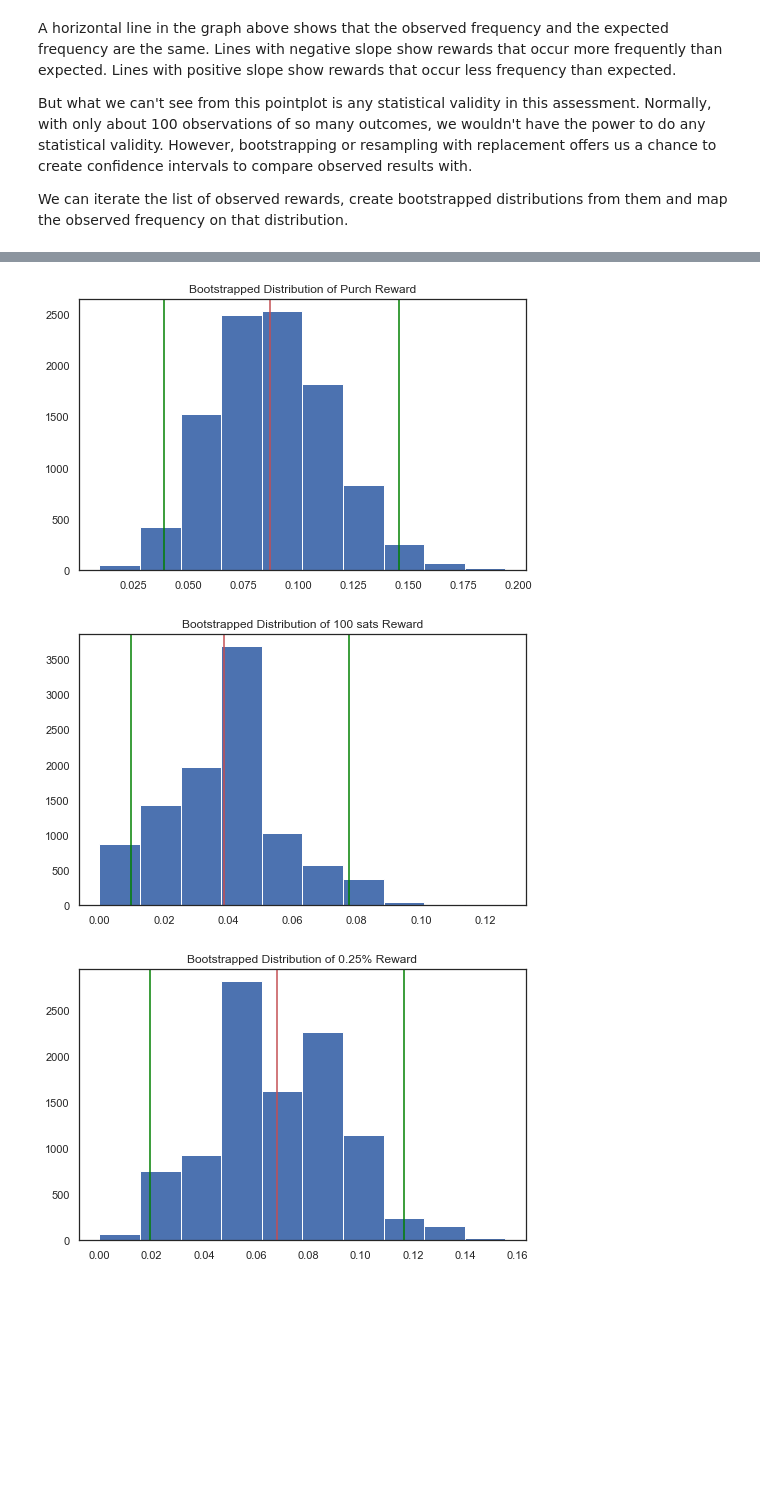
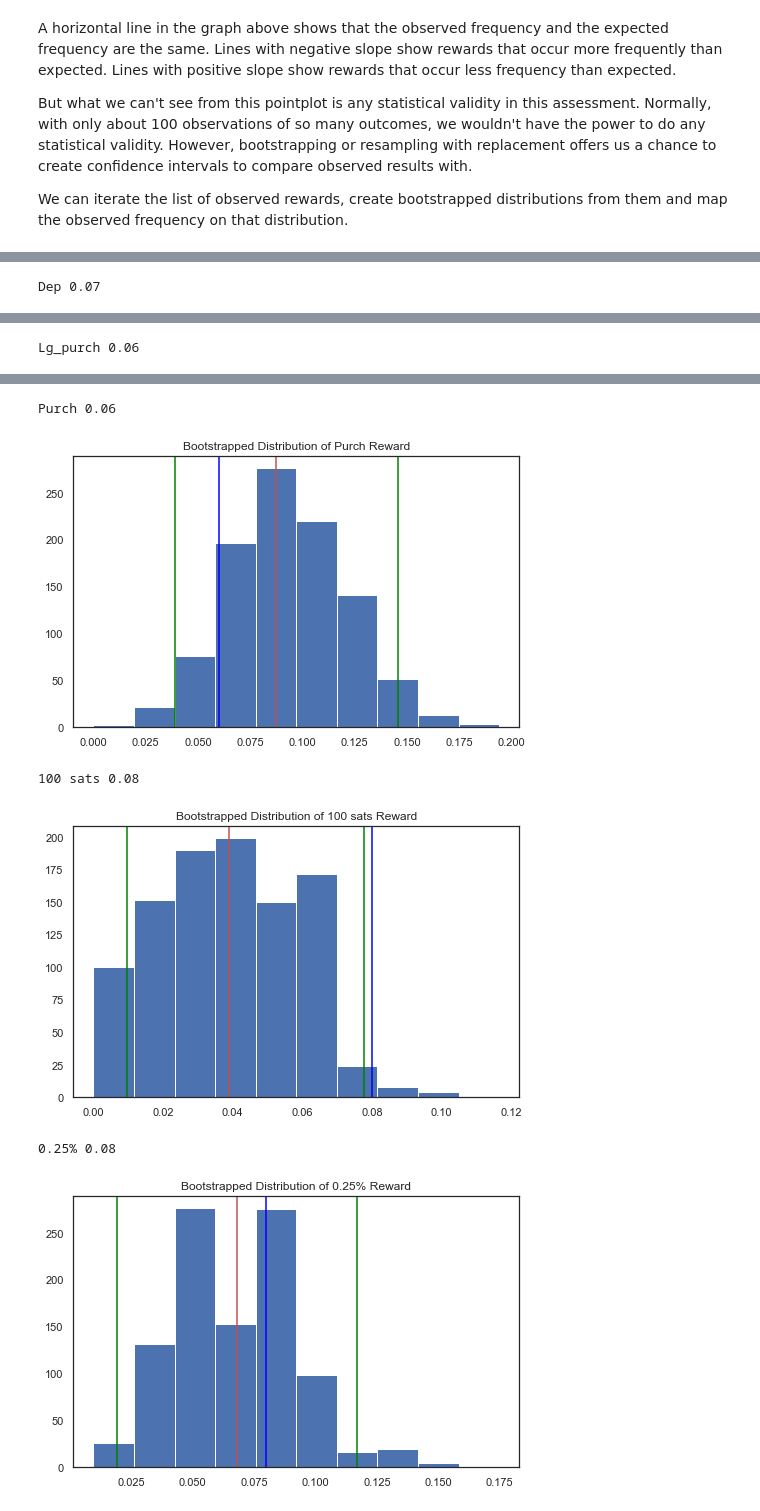
Before and after one commit to hwetsman/Fold_Wheel_Metrics, a Jupyter notebook: Generic_Fold_Wheel.ipynb, the cells around one changed output, grey strips where cells are left out. Saved outputs shown, nothing was run; the diff lists cells and outputs as text; code cells hidden in the pictures; blank space fills up the shorter version.

Commit message:
Refactor: add expected line to plot

```diff
--- a/Generic_Fold_Wheel.ipynb
+++ b/Generic_Fold_Wheel.ipynb
@@ -148,18 +148,18 @@ But what we can't see from this pointplot is any statistical validity in this as
 
 We can iterate the list of observed rewards, create bootstrapped distributions from them and map the observed frequency on that distribution.
 # %%
-print('Green lines are 95% confidence intervals of the distributions in blue')
-print('Red line is observed frequency')
+print('Green lines are 95% confidence intervals of the distributions of the distribution in blue')
+print('Red line is observed frequency. Blue line is expected frequency')
 exp_set_list = [x for x in exp_set_list if x in observed_df.Result.tolist()]
 print(exp_set_list)
 spins = np.array(obs_spins)
 for award in exp_set_list:
-    print(award)
-    temp = expected_df[expected_df.Result==award].reset_index()
-    temp1 = observed_df[observed_df.Result==award].reset_index()
-    obs_freq = temp1.Freq.tolist()[0]
+    expected = expected_df[expected_df.Result==award].reset_index()['Freq'][0]
+    print(award, expected)
+    temp = observed_df[observed_df.Result==award].reset_index()
+    obs_freq = temp.Freq.tolist()[0]
     award_freqs=[]
-    for i in range(10000):
+    for i in range(1000):
         #create bootstrap sample
         boot = np.random.choice(spins,spins.size,replace=True)
         # find resulting frequency for 30-day purchases
@@ -172,10 +172,12 @@ for award in exp_set_list:
     tile_975 = np.percentile(array,97.5)
     plt.axvline(tile_25,color='green')
     plt.axvline(tile_975,color='green')
+    plt.axvline(expected,color='black')
     plt.title(f'Bootstrapped Distribution of {award} Reward')
     plt.hist(award_freqs)
 
-    plt.axvline(obs_freq,color='r');
+    plt.axvline(obs_freq,color='r')
+    plt.show();
 # %% [output]
 Green lines are 95% confidence intervals of the distributions in blue
 Red line is observed frequency
@@ -197,0 +187 @@ Dep
+Dep 0.07
@@ -198,0 +189 @@ Dep
+Lg_purch 0.06
@@ -200,3 +191,6 @@ Dep
+Purch 0.06
-[figure, old version]
+[figure, new version]
+100 sats 0.08
-[figure, old version]
+[figure, new version]
+0.25% 0.08
-[figure, old version]
+[figure, new version]
```
Also changed, not shown: parts of 1 cell of this notebook.
